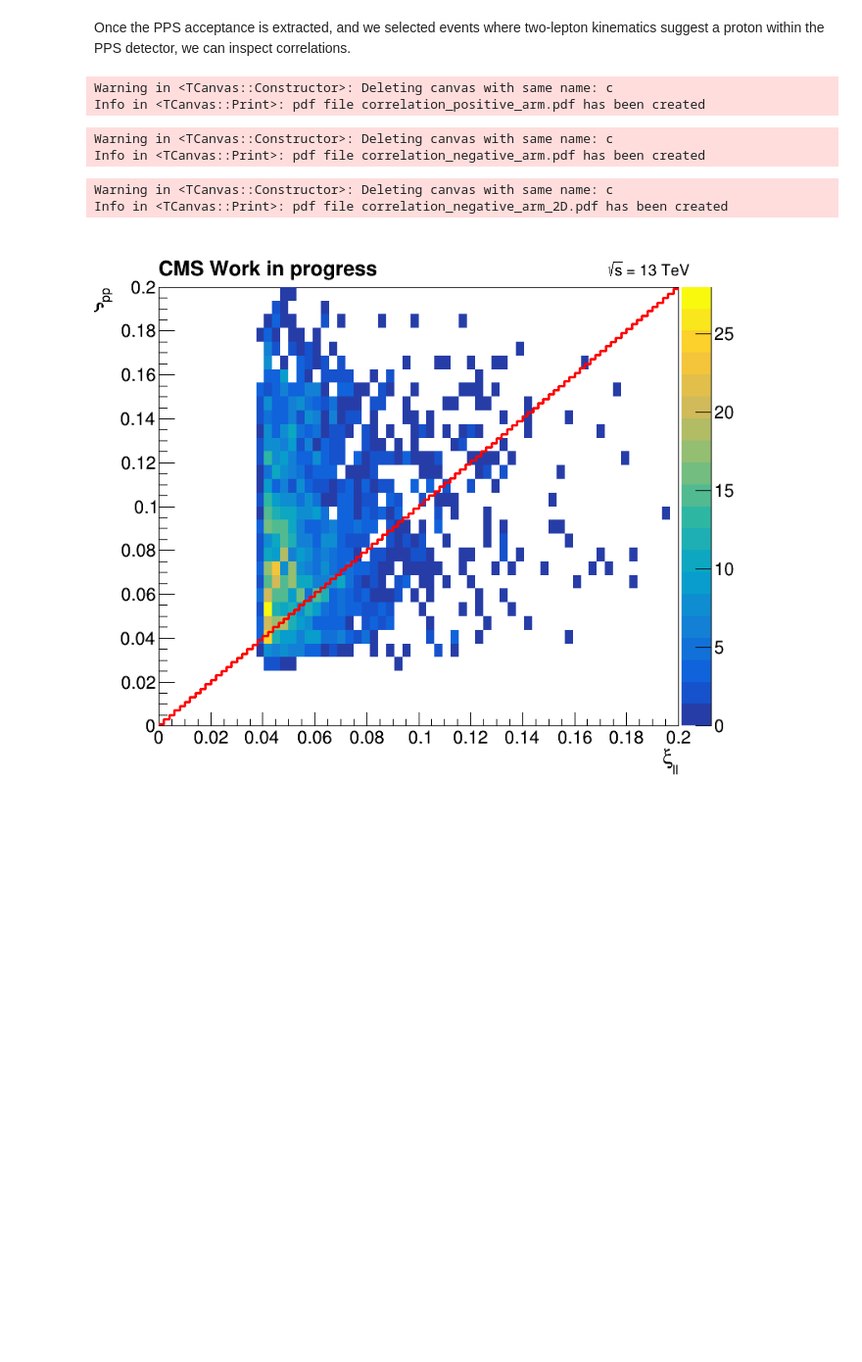
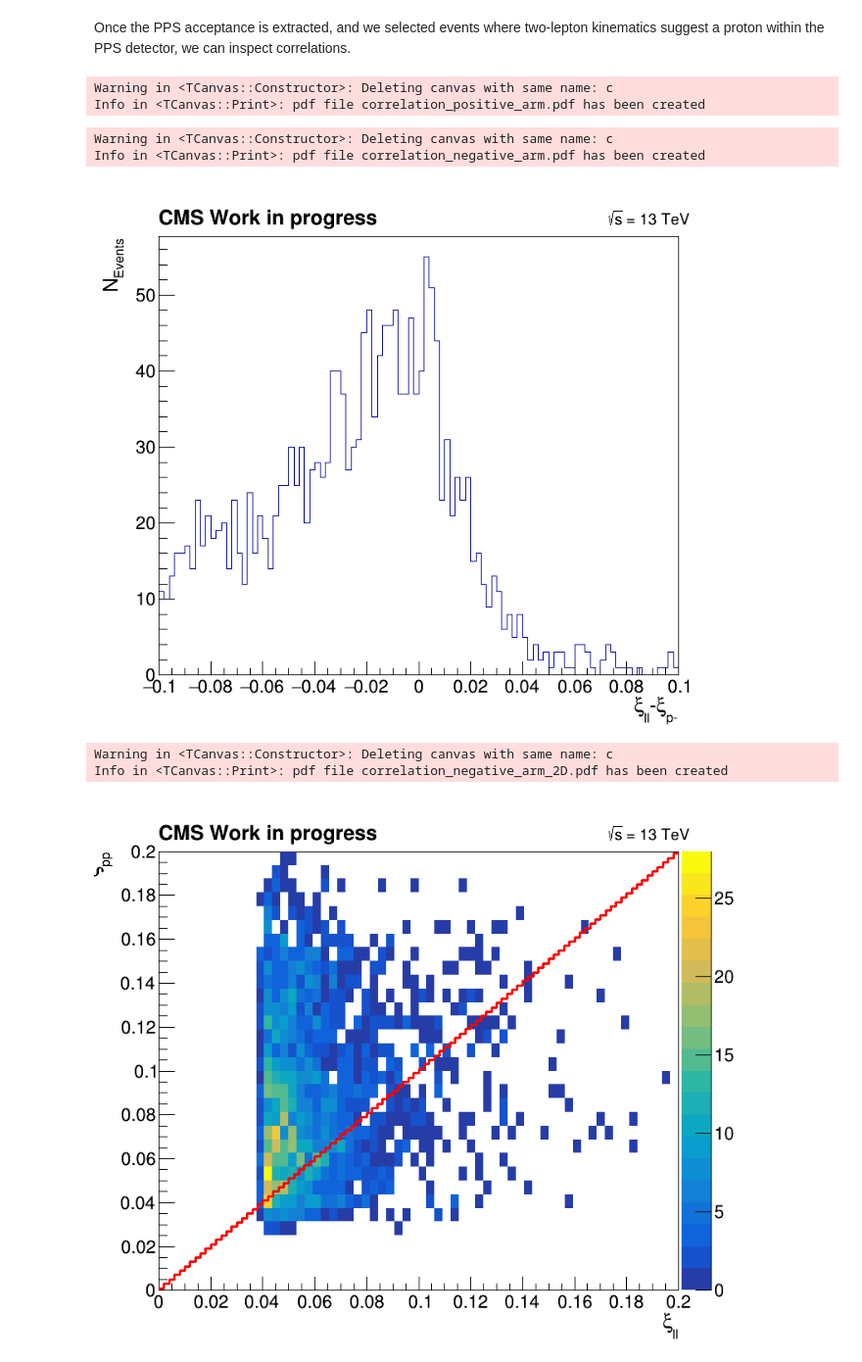
Before and after one commit to CloudPyRDF/sample_pps_analysis, a Jupyter notebook: exclusive-dilep/PrepareDataFrames.ipynb, the cells around one changed output. Shown at 98% size. Drawn from its saved outputs; the diff is of its cells as text; code cells hidden in the pictures; blank space fills up the shorter version.

```diff
--- a/exclusive-dilep/PrepareDataFrames.ipynb
+++ b/exclusive-dilep/PrepareDataFrames.ipynb
@@ -328,20 +328,22 @@ h_xi1 = df_dimu_sel_pro1_withll_delXi.Histo1D(("Delta_xi1", ";#xi_{ll}-#xi_{p-};
 # %%
  # Produce plots
 ROOT.gStyle.SetOptStat(0); ROOT.gStyle.SetTextFont(42)
 c = ROOT.TCanvas("c", "", 800, 700)
 
 h_xi1.GetXaxis().SetTitleSize(0.04)
 h_xi1.GetYaxis().SetTitleSize(0.04)
 h_xi1.Draw()
 
 label = ROOT.TLatex(); label.SetNDC(True)
 label.SetTextSize(0.040); label.DrawLatex(0.100, 0.920, "#bf{CMS Work in progress}")
 label.SetTextSize(0.030); label.DrawLatex(0.790, 0.920, "#sqrt{s} = 13 TeV")
 
+c.Draw()
 c.SaveAs("correlation_negative_arm.pdf")
 # %% [output]
 Warning in <TCanvas::Constructor>: Deleting canvas with same name: c
 Info in <TCanvas::Print>: pdf file correlation_negative_arm.pdf has been created
+[figure, added]
 # %%
 h_xi1_2D = df_dimu_sel_pro1_withll.Histo2D(("negXi_2D", ";#xi_{ll};#xi_{pp}", 64, 0., 0.2, 32, 0., 0.2), "xi1_ll", "xi_pr1");
 # %%
```
Also changed, not shown: parts of 4 cells of this notebook.
